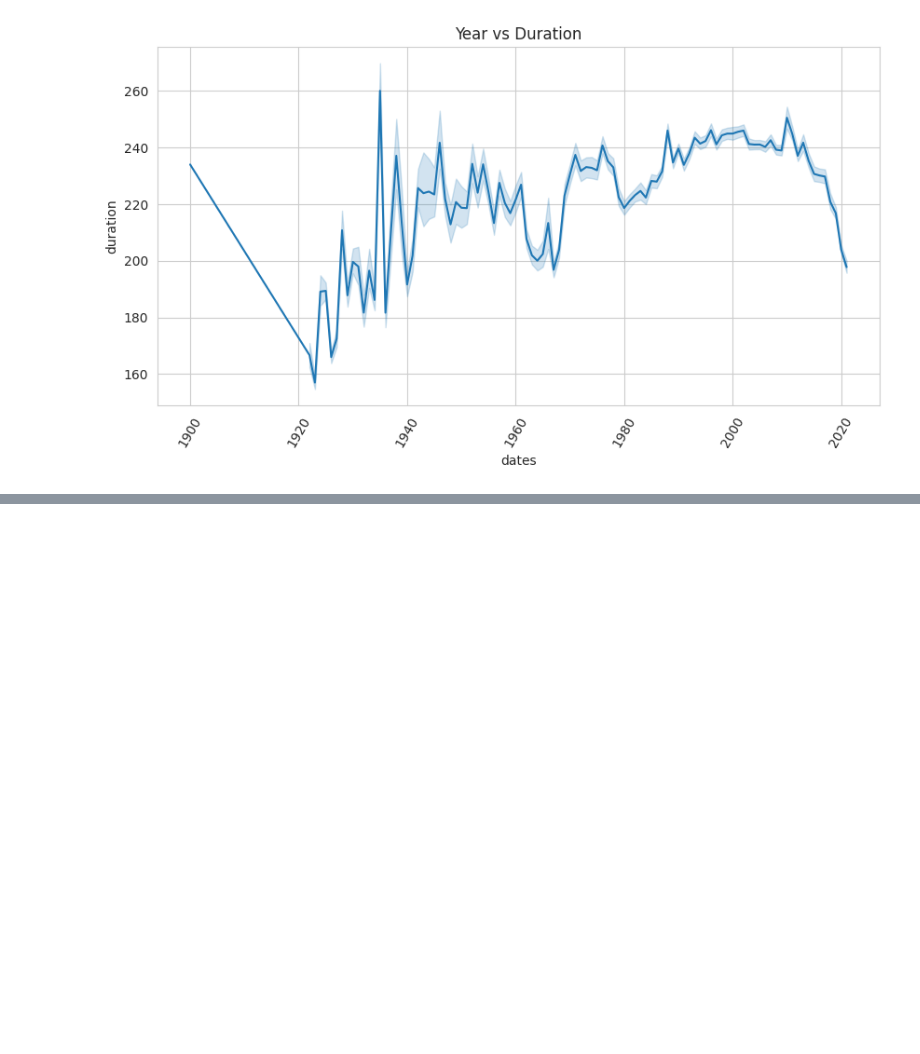
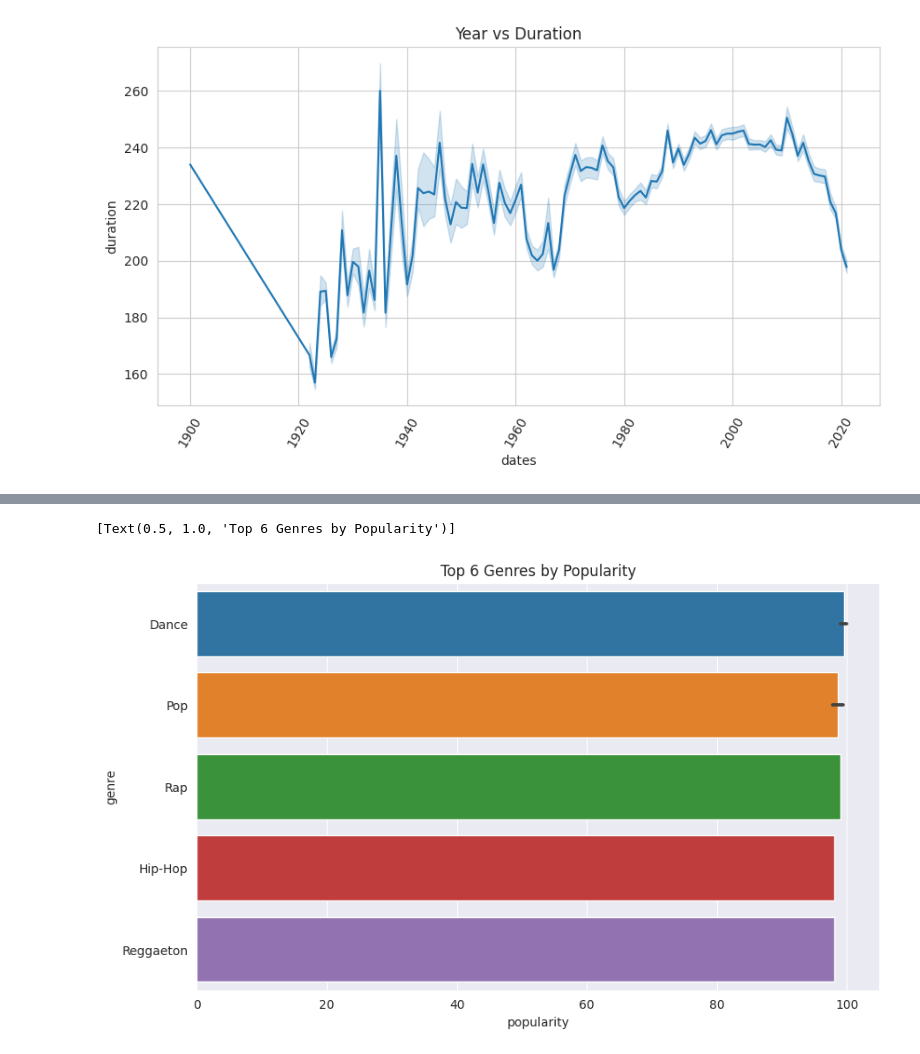
Before and after one commit to Akashk21/Spotify-Data-Analysis, a Jupyter notebook: Spotify_DA.ipynb, the cells around one changed output, grey strips where cells are left out. Drawn from its saved outputs; the diff is of its cells as text; code cells hidden in the pictures; blank space fills up the shorter version.

```diff
--- a/Spotify_DA.ipynb
+++ b/Spotify_DA.ipynb
@@ -268,0 +289,8 @@ plt.xticks(rotation=60)
+# %%
+sns.set_style(style = "darkgrid")
+plt.figure(figsize=(10,6))
+famous  =data_genre.sort_values("popularity",ascending = False).head(10)
+sns.barplot(y='genre', x='popularity',data=famous).set(title= "Top 6 Genres by Popularity")
+# %% [output]
+[Text(0.5, 1.0, 'Top 6 Genres by Popularity')]
+[figure, added]
```
Also changed, not shown: parts of 3 cells of this notebook.
